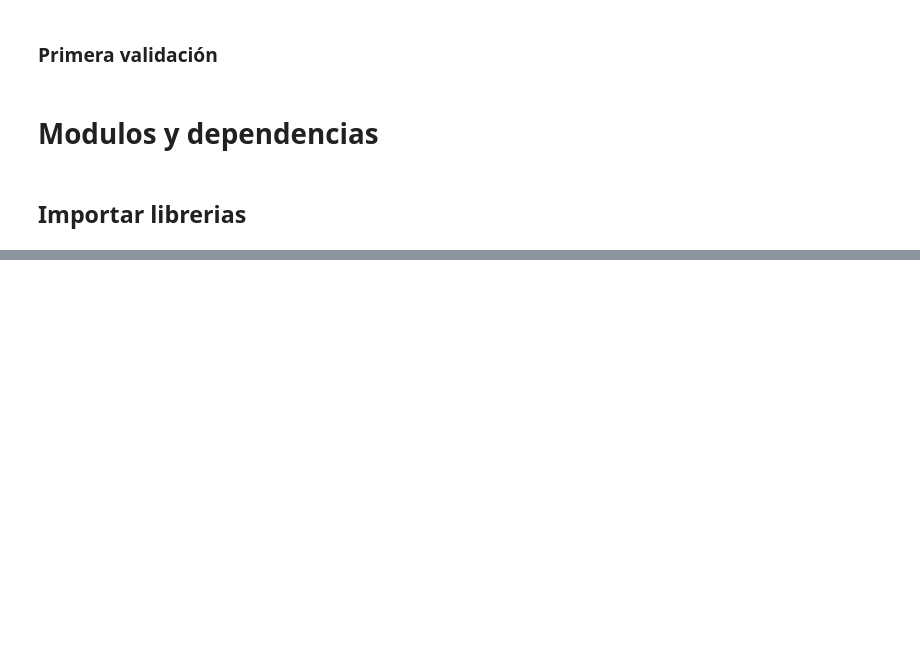
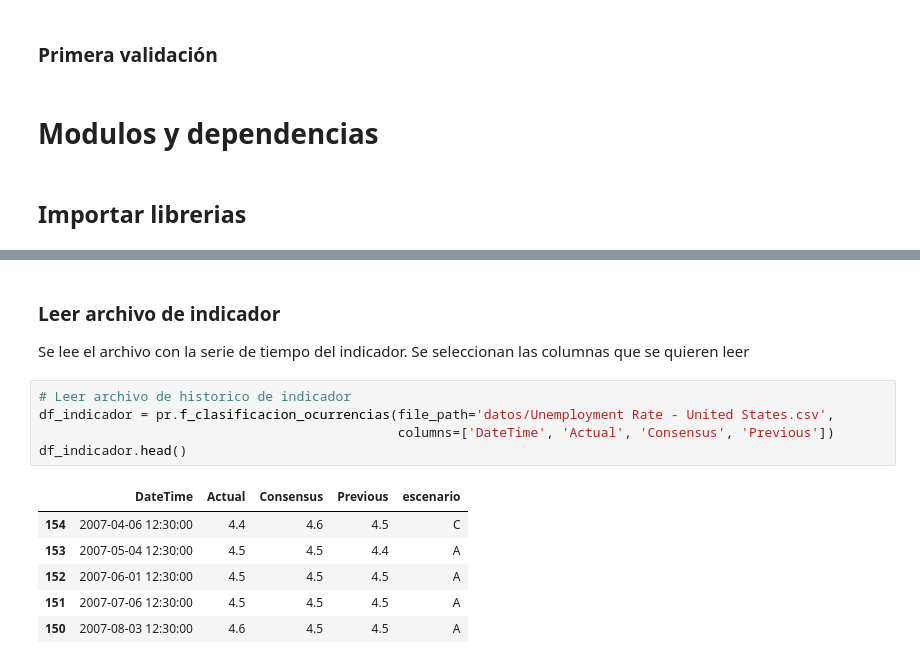
Before and after one commit to JobRamirezC/Fundamental-Analysis-Trading, a Jupyter notebook: notebook.ipynb, the cells around one changed output, grey strips where cells are left out. Saved outputs shown, nothing was run; the diff lists cells and outputs as text; blank space fills up the shorter version.

```diff
--- a/notebook.ipynb
+++ b/notebook.ipynb
@@ -25,0 +36,16 @@
+# %% [markdown]
+### Leer archivo de indicador
+Se lee el archivo con la serie de tiempo del indicador.
+Se seleccionan las columnas que se quieren leer
+# %%
+# Leer archivo de historico de indicador
+df_indicador = pr.f_clasificacion_ocurrencias(file_path='datos/Unemployment Rate - United States.csv',
+                                              columns=['DateTime', 'Actual', 'Consensus', 'Previous'])
+df_indicador.head()
+# %% [output]
+|  | DateTime | Actual | Consensus | Previous | escenario |
+| 154 | 2007-04-06 12:30:00 | 4.4 | 4.6 | 4.5 | C |
+| 153 | 2007-05-04 12:30:00 | 4.5 | 4.5 | 4.4 | A |
+| 152 | 2007-06-01 12:30:00 | 4.5 | 4.5 | 4.5 | A |
+| 151 | 2007-07-06 12:30:00 | 4.5 | 4.5 | 4.5 | A |
+| 150 | 2007-08-03 12:30:00 | 4.6 | 4.5 | 4.5 | A |
```
Also changed, not shown: parts of 7 cells of this notebook, 5 other files.
